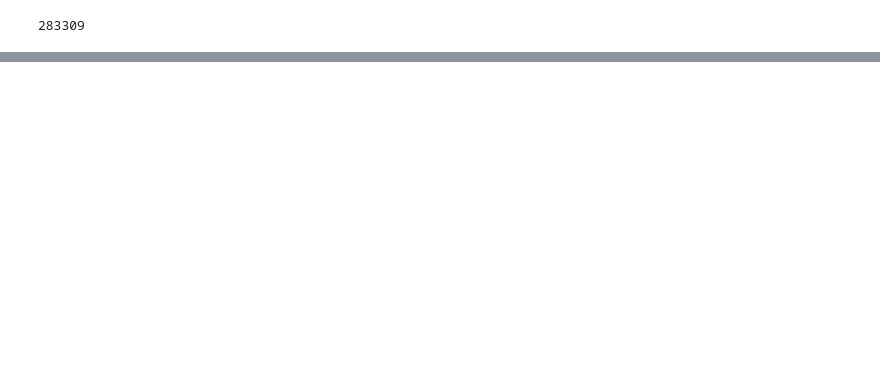
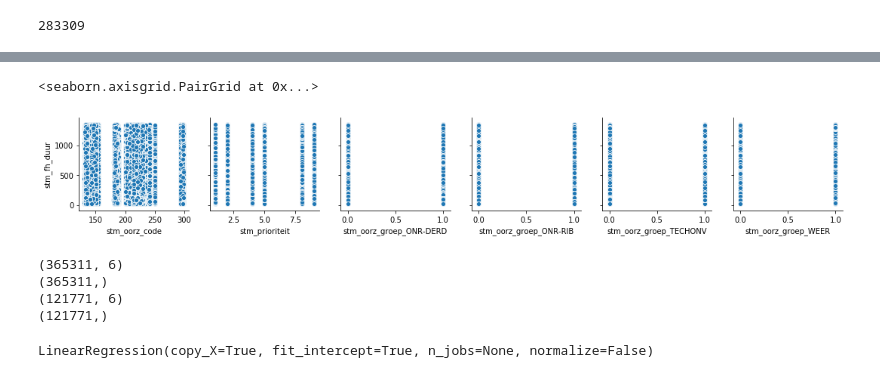
Before and after one commit to AmaryllisLee/DDB_Prorail, a Jupyter notebook: project_ProRail.ipynb, the cells around one changed output, grey strips where cells are left out. Drawn from its saved outputs; the diff is of its cells as text; code cells hidden in the pictures; blank space fills up the shorter version.

```diff
--- a/project_ProRail.ipynb
+++ b/project_ProRail.ipynb
@@ -515,0 +569,9 @@ Hoe vaak moet de tijd voorkomen om voorspeld
+# %%
+# Split data in features en target variabelen
+import seaborn as sns
+sns.pairplot(df2, x_vars= ['stm_oorz_code', 'stm_prioriteit',
+       'stm_oorz_groep_ONR-DERD', 'stm_oorz_groep_ONR-RIB',
+       'stm_oorz_groep_TECHONV', 'stm_oorz_groep_WEER'], y_vars = 'stm_fh_duur')
+# %% [output]
+<seaborn.axisgrid.PairGrid at 0x...>
+[figure, added]
@@ -515,0 +586,23 @@ Hoe vaak moet de tijd voorkomen om voorspeld
+# %%
+# Geeft de dimensie van de opgesplitste datasets
+print(x_train.shape)
+print(y_train.shape)
+print(x_test.shape)
+print(y_test.shape)
+# %% [output]
+(365311, 6)
+(365311,)
+(121771, 6)
+(121771,)
+# %%
+# Maak model
+
+# import model
+from sklearn.linear_model import LinearRegression
+
+linreg = LinearRegression()
+
+#fit model
+linreg.fit(x_train, y_train)
+# %% [output]
+LinearRegression(copy_X=True, fit_intercept=True, n_jobs=None, normalize=False)
```
Also changed, not shown: parts of 29 cells of this notebook.
